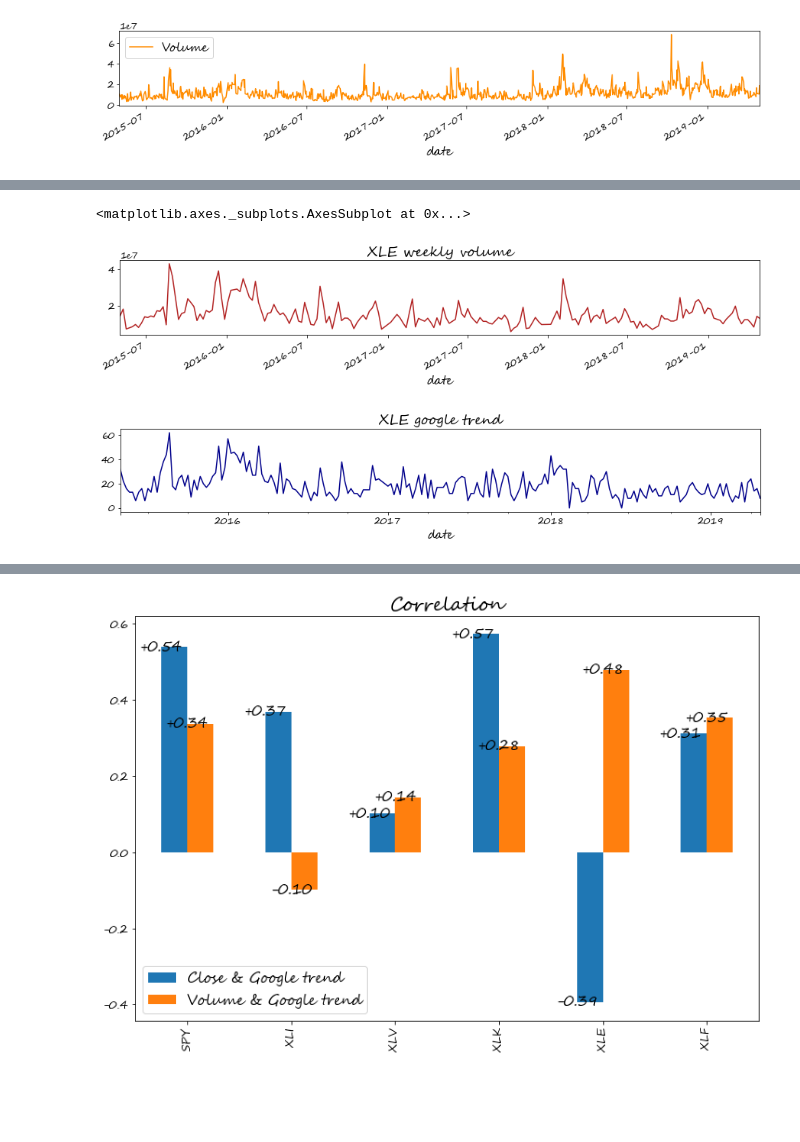
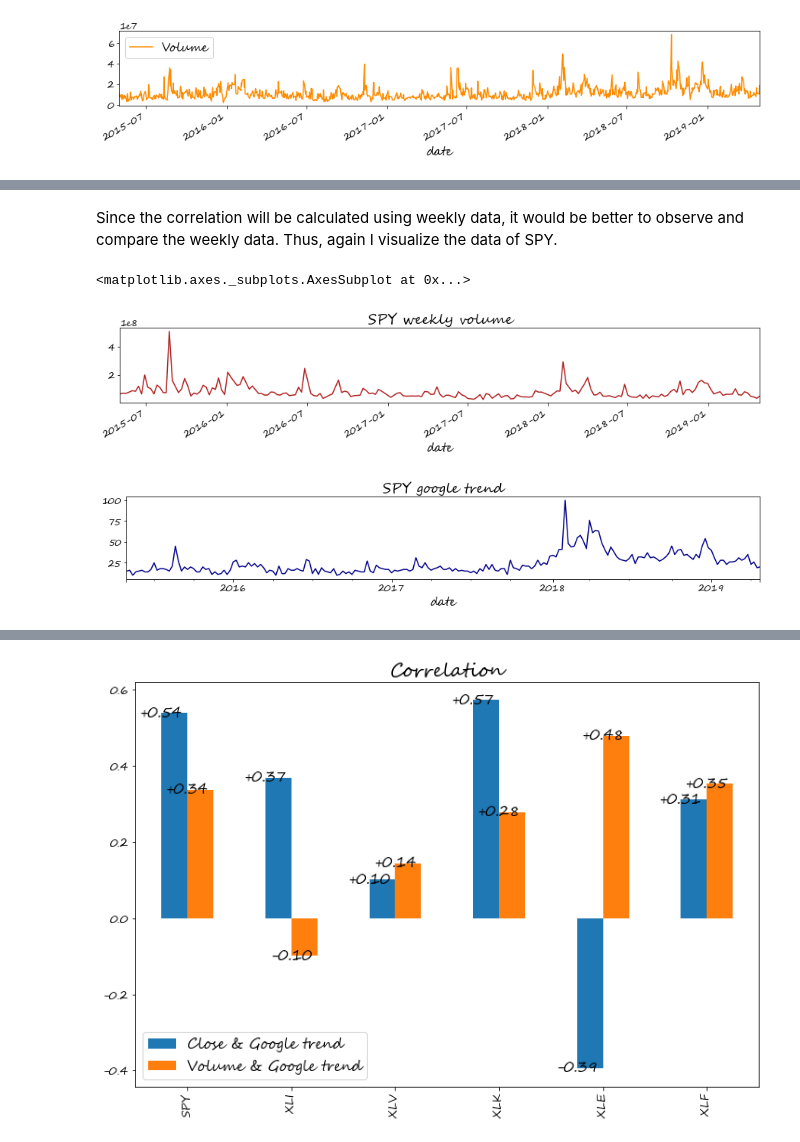
Before and after one commit to elvish7/datascience, a Jupyter notebook: Market_Sentiment_Analysis(Final Project)/Analysis/google_trend.ipynb, the cells around one changed output, grey strips where cells are left out. Drawn from its saved outputs; the diff is of its cells as text; code cells hidden in the pictures; blank space fills up the shorter version.

```diff
--- a/Market_Sentiment_Analysis(Final Project)/Analysis/google_trend.ipynb
+++ b/Market_Sentiment_Analysis(Final Project)/Analysis/google_trend.ipynb
@@ -89,12 +114,14 @@ compare('XLK')
+# %% [markdown]
+Since the correlation will be calculated using weekly data, it would be better to observe and compare the weekly data. Thus, again I visualize the data of SPY.
 # %%
 fig = plt.figure(figsize=(15, 2))
-plt.title('XLE weekly volume')
-df_week[df_week['Symbols'] == 'XLE']['volume'].plot(color='firebrick')
+plt.title('SPY weekly volume')
+df_week[df_week['Symbols'] == 'SPY']['volume'].plot(color='firebrick')
 
 fig = plt.figure(figsize=(15, 2))
-plt.title('XLE google trend')
-df_g['XLE ETF'].loc['2015-05-01':'2019-05-01'].plot(color='darkblue')
+plt.title('SPY google trend')
+df_g['SPY ETF'].loc['2015-05-01':'2019-05-01'].plot(color='darkblue')
 # %% [output]
 <matplotlib.axes._subplots.AxesSubplot at 0x...>
-[figure, old version]
+[figure, new version]
-[figure, old version]
+[figure, new version]
```
Also changed, not shown: parts of 24 cells of this notebook.
